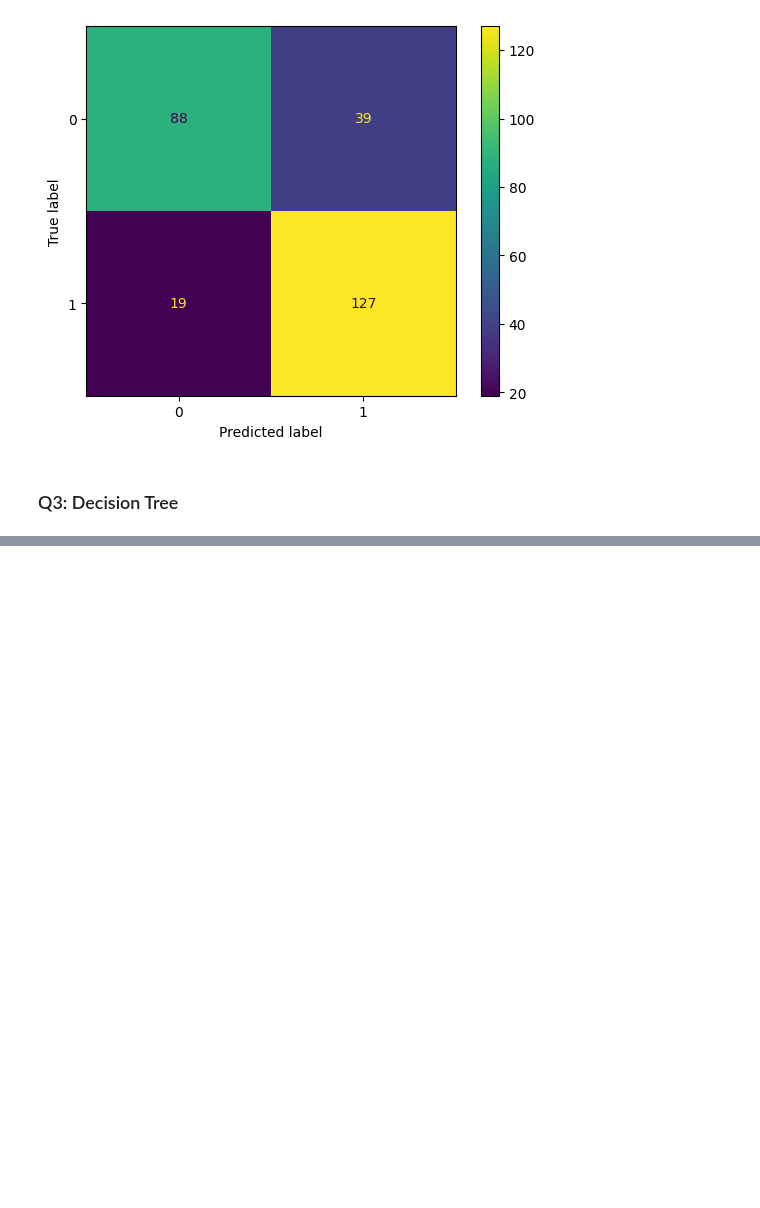
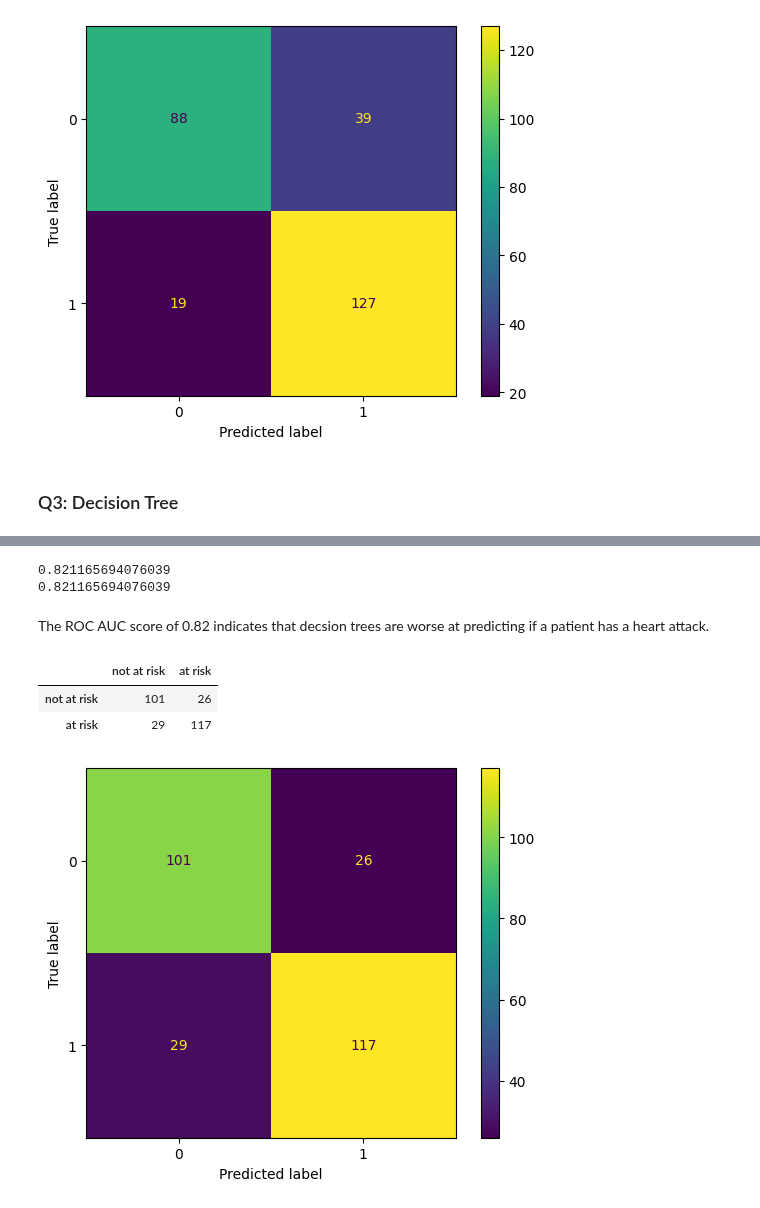
Before and after one commit to alexandragrover/GSB-544, a Jupyter notebook: Labs/Lab7/Lab7.ipynb, the cells around one changed output, grey strips where cells are left out. Drawn from its saved outputs; the diff is of its cells as text; code cells hidden in the pictures; blank space fills up the shorter version.

```diff
--- a/Labs/Lab7/Lab7.ipynb
+++ b/Labs/Lab7/Lab7.ipynb
@@ -148,14 +149,14 @@ param 0.01
 ROC AUC 0.8546433244916003
 # %%
 #log pipeline with best C
-log_model2 = Pipeline(
+best_log_model2 = Pipeline(
     [("preprocessing", ct),
     ("log_reg", LogisticRegression(C=0.01))]
 ).set_output(transform="pandas")
 
-log_model2.fit(X, y)
+best_log_model2.fit(X, y)
 
-y_pred_log = log_model2.predict(X)
+y_pred_log = best_log_model2.predict(X)
 # %%
 #matrix
 cm2= confusion_matrix(y, y_pred_log)
@@ -209,0 +260,43 @@ ROC AUC 0.7673043324491601
+# %%
+#best tree pipeline
+ct = ColumnTransformer(
+    [
+        ("standardize", StandardScaler(), make_column_selector(dtype_include=np.number))
+    ],
+    remainder="passthrough"
+).set_output(transform="pandas")
+
+# Decision tree pipeline
+dt_best_model = Pipeline(
+    [
+        ("preprocessing", ct),
+        ("dt", DecisionTreeClassifier(ccp_alpha=0.001, max_depth=3, min_samples_leaf=8, min_samples_split=2))
+    ]
+).set_output(transform="pandas")
+
+#fit
+dt_best_model.fit(X,y)
+#predict
+dt_pred = dt_best_model.predict(X)
+#roc auc score
+scores_dt = abs(cross_val_score(dt_best_model, X, y, cv=5, scoring='roc_auc'))
+print(scores_dt.mean())
+# %% [output]
+0.821165694076039
+0.821165694076039
+# %% [markdown]
+The ROC AUC score of 0.82 indicates that decsion trees are worse at predicting if a patient has a heart attack.
+# %%
+#matrix
+cm3= confusion_matrix(y, dt_pred)
+cm3
+ConfusionMatrixDisplay(cm3).plot()
+
+class_names = ["not at risk", "at risk"]
+conf_matrix_log = pd.DataFrame(cm3, index=class_names, columns=class_names)
+conf_matrix_log
+# %% [output]
+|  | not at risk | at risk |
+| not at risk | 101 | 26 |
+| at risk | 29 | 117 |
+[figure, added]
```
Also changed, not shown: parts of 15 cells of this notebook, 2 other files.
